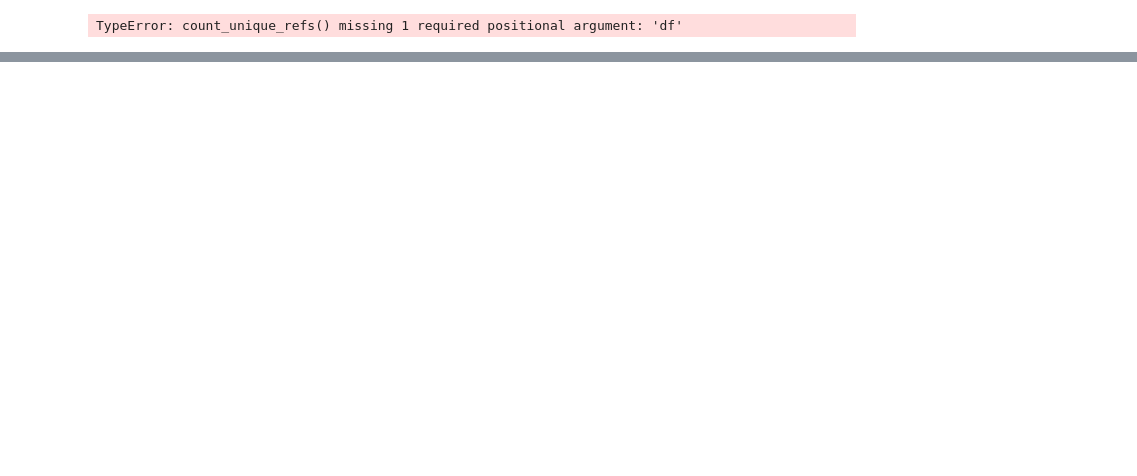
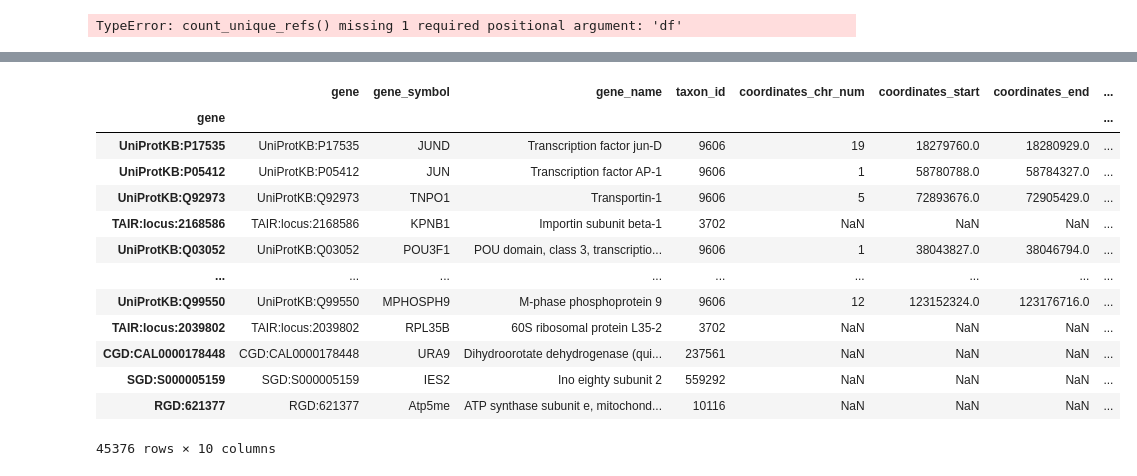
Before and after one commit to pantherdb/pango, a Jupyter notebook: loader/playground.ipynb, the cells around one changed output, grey strips where cells are left out. Drawn from its saved outputs; the diff is of its cells as text; code cells hidden in the pictures; blank space fills up the shorter version.

```diff
--- a/loader/playground.ipynb
+++ b/loader/playground.ipynb
@@ -134,7 +159,24 @@ taxon_df = pd.read_json(taxon_fp, dtype={'taxon_id':str})
 # %%
 genes_df = pd.read_json(gene_info_fp, dtype={'taxon_id':str})
 genes_df = genes_df.merge(taxon_df, how='left', on='taxon_id')
 genes_df = genes_df.set_index('gene', drop=False)
+#genes_df = genes_df['coordinates'].apply(lambda x: x).explode()
+genes_df
+# %% [output]
+|  | gene | gene_symbol | gene_name | taxon_id | coordinates_chr_num | coordinates_start | coordinates_end | ... |
+| gene |  |  |  |  |  |  |  | ... |
+| UniProtKB:P17535 | UniProtKB:P17535 | JUND | Transcription factor jun-D | 9606 | 19 | 18279760.0 | 18280929.0 | ... |
+| UniProtKB:P05412 | UniProtKB:P05412 | JUN | Transcription factor AP-1 | 9606 | 1 | 58780788.0 | 58784327.0 | ... |
+| UniProtKB:Q92973 | UniProtKB:Q92973 | TNPO1 | Transportin-1 | 9606 | 5 | 72893676.0 | 72905429.0 | ... |
+| TAIR:locus:2168586 | TAIR:locus:2168586 | KPNB1 | Importin subunit beta-1 | 3702 | NaN | NaN | NaN | ... |
+| UniProtKB:Q03052 | UniProtKB:Q03052 | POU3F1 | POU domain, class 3, transcriptio... | 9606 | 1 | 38043827.0 | 38046794.0 | ... |
+| ... | ... | ... | ... | ... | ... | ... | ... | ... |
+| UniProtKB:Q99550 | UniProtKB:Q99550 | MPHOSPH9 | M-phase phosphoprotein 9 | 9606 | 12 | 123152324.0 | 123176716.0 | ... |
+| TAIR:locus:2039802 | TAIR:locus:2039802 | RPL35B | 60S ribosomal protein L35-2 | 3702 | NaN | NaN | NaN | ... |
+| CGD:CAL0000178448 | CGD:CAL0000178448 | URA9 | Dihydroorotate dehydrogenase (qui... | 237561 | NaN | NaN | NaN | ... |
+| SGD:S000005159 | SGD:S000005159 | IES2 | Ino eighty subunit 2 | 559292 | NaN | NaN | NaN | ... |
+| RGD:621377 | RGD:621377 | Atp5me | ATP synthase subunit e, mitochond... | 10116 | NaN | NaN | NaN | ... |
+45376 rows × 10 columns
 # %%
 annos_df = pd.read_json(annotations_fp)[:1000]
 anno_json = annos_df.to_json(orient="records", default_handler=None)
```
Also changed, not shown: parts of 8 cells of this notebook, 17 other files.
